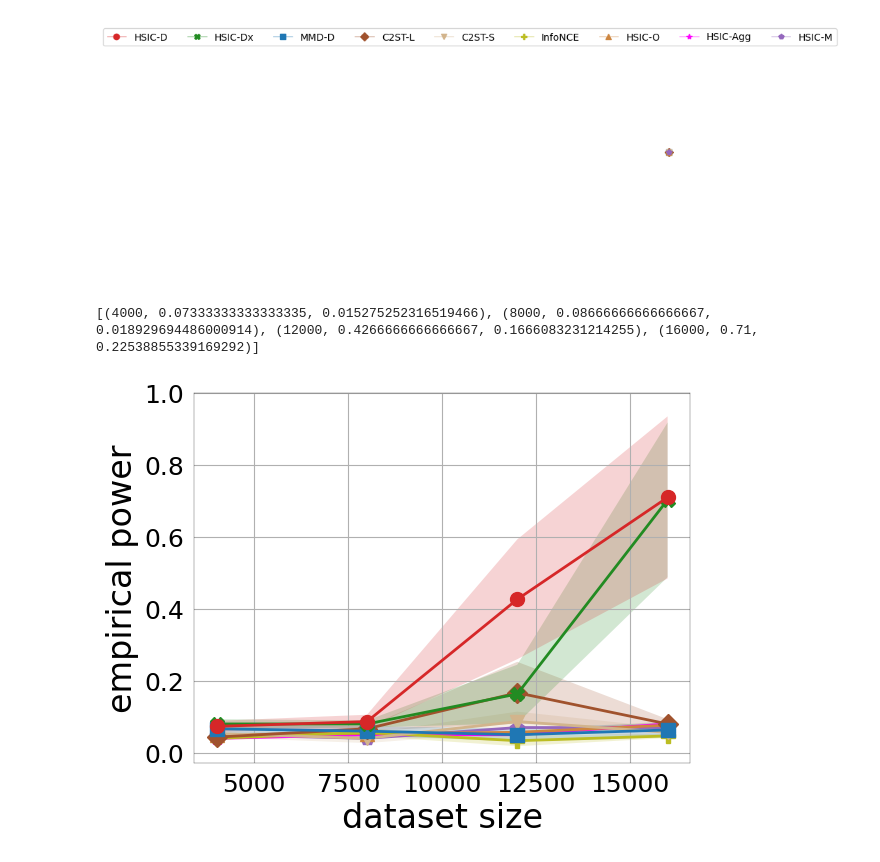
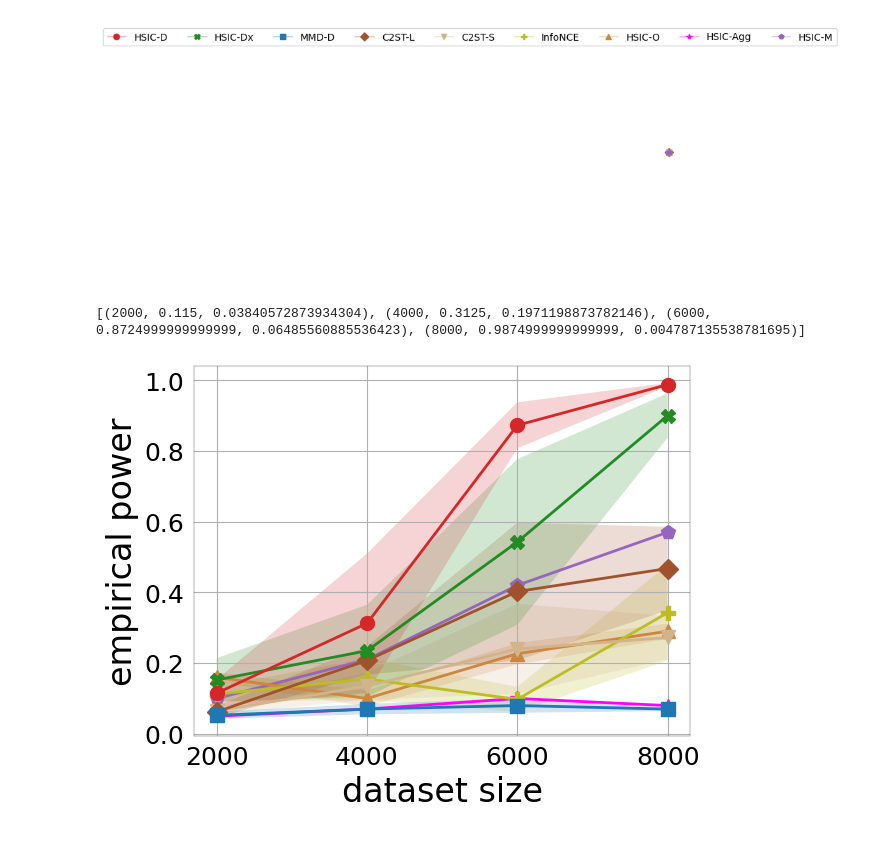
Before and after one commit to xunathan96/deephsic, a Jupyter notebook: notebook/plot_hdgm_sizes.ipynb, the cells around one changed output. Saved outputs shown, nothing was run; the diff lists cells and outputs as text; code cells hidden in the pictures.

```diff
--- a/notebook/plot_hdgm_sizes.ipynb
+++ b/notebook/plot_hdgm_sizes.ipynb
@@ -58,7 +58,7 @@ def collate_samples(stats: list):                       # [(x1,y1,std1), (x2,y2,
 # %%
 # LOAD DATAFRAME
 EXPDIR = '../src/exp/eval/hdgm/'
-RUNS = ('40','41','42') #('16','17','18')
+RUNS = ('40','41','42','45') #('16','17','18')
 
 df = dict()
 for method in ['hsic', 'c2st', 'mmd', 'infonce']:
@@ -96,7 +96,7 @@ plt.axis(False)
 [figure]
 # %%
 # power vs samples for fixed dimension
-DATASET = f"[HDGM-20]"
+DATASET = f"[HDGM-10]"
 LINEWIDTH = 2
 MARKERSIZE = 10
 
@@ -114,32 +114,32 @@ stats['infonce'] = samples_vs_power(df['infonce'], dataset=DATASET, method='info
 
 print(stats['hsic-d'])
 
 for method in methods:
     try:
         plt.plot(*collate_samples(stats[method])['x,y'],
                 legend[method]['marker'],
                 linewidth = LINEWIDTH,
                 markersize = MARKERSIZE,
                 color = legend[method]['color'],)
         plt.fill_between(*collate_samples(stats[method])['std'],
                         facecolor = legend[method]['color'],
                         alpha = 0.2)
     except ValueError:
         print(f"Warning: no data found for method {method}.")
 
 
 # plt.legend(['HSIC-D', 'HSIC-Dx', 'HSIC-Agg', 'HSIC-O', 'HSIC-M', 'MMD-D', 'C2ST-L', 'C2ST-S'], ncol=8)
 plt.grid()
 #plt.title(DATASET)
 plt.xlabel("dataset size", fontsize=24)
 plt.ylabel("empirical power", fontsize=24)
 # plt.ylim(top=1)
 
 plt.rcParams['axes.linewidth'] = 0.2
 plt.tick_params(left=False, labelsize=18)
 plt.tick_params(bottom=False, labelsize=18)
 # plt.gca().xaxis.set_major_locator(plt.MultipleLocator(1000))
 # plt.savefig(f"plots/hdgm/size_vs_power_{DATASET.replace('-','').strip('[').strip(']')}.pdf", format="pdf", bbox_inches="tight")
 # %% [output]
-[(4000, 0.07333333333333335, 0.015275252316519466), (8000, 0.08666666666666667, 0.018929694486000914), (12000, 0.4266666666666667, 0.1666083231214255), (16000, 0.71, 0.22538855339169292)]
+[(2000, 0.115, 0.03840572873934304), (4000, 0.3125, 0.1971198873782146), (6000, 0.8724999999999999, 0.06485560885536423), (8000, 0.9874999999999999, 0.004787135538781695)]
-[figure, old version]
+[figure, new version]
```
Also changed, not shown: 10 other files.
